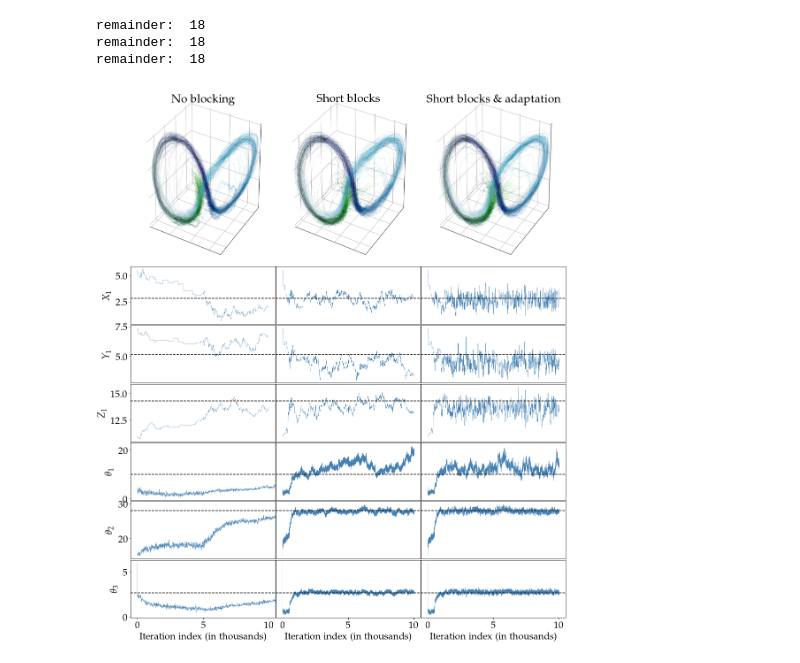
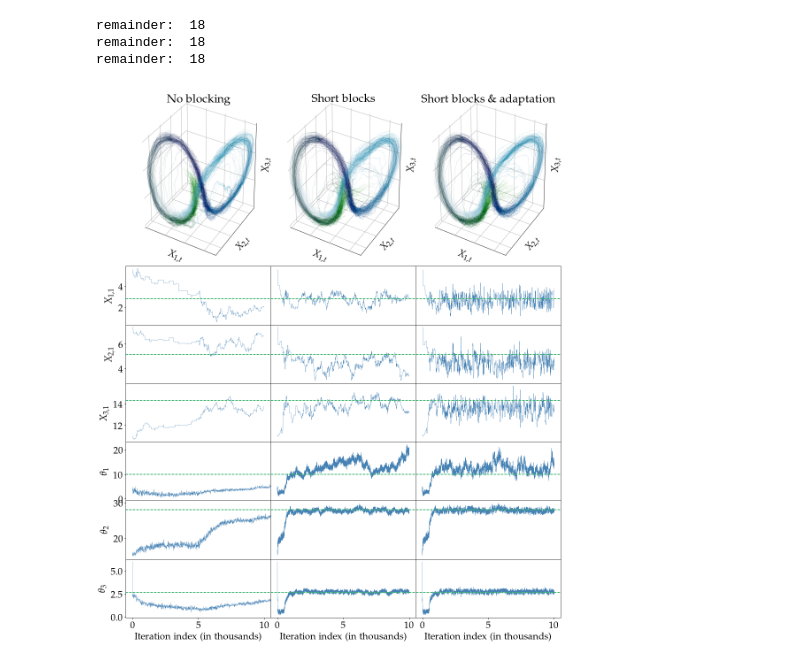
Before and after one commit to mmider/BridgeSDEInference.jl, a Jupyter notebook: scripts/papers/continuous_discrete_smoothing_of_diffusions/lorenz_plots.ipynb, the cells around one changed output. Saved outputs shown, nothing was run; the diff lists cells and outputs as text; code cells hidden in the pictures.

Commit message:
plots updated

```diff
--- a/scripts/papers/continuous_discrete_smoothing_of_diffusions/lorenz_plots.ipynb
+++ b/scripts/papers/continuous_discrete_smoothing_of_diffusions/lorenz_plots.ipynb
@@ -29,8 +29,9 @@ TRUE_VAL_AT_ONE_AND_HALF = [2.6407, -2.38585, 25.9631]
 TRUE_PARAM = [10.0, 28.0, 8.0/3.0, 3.0]
 # %%
 def plot_results(filenames, i_range_from, i_range_to, savename=None, titles=["Short blocks", "Long blocks", "No blocking"],
-                 mid_pt_idx=3, true_vals=TRUE_VAL_AT_ONE_AND_HALF, labels=[r"$X_{1.5}$", r"$Y_{1.5}$", r"$Z_{1.5}$"]):
+                 mid_pt_idx=3, true_vals=TRUE_VAL_AT_ONE_AND_HALF, labels=[r"$X_{1,1.5}$", r"$X_{2,1.5}$", r"$X_{3,1.5}$"], suptitle=""):
     fig = plt.figure(figsize=(15,18))
+    fig.suptitle(suptitle)
     gs = gridspec.GridSpec(9, 18)
     ax = set_up_axes(fig, gs)
     for i in range(3):
@@ -48,7 +49,15 @@ def plot_results(filenames, i_range_from, i_range_to, savename=None, titles=["Sh
     ax[0][6].set_xlabel("Iteration index (in thousands)")
     ax[1][6].set_xlabel("Iteration index (in thousands)")
     ax[2][6].set_xlabel("Iteration index (in thousands)")
-    fig.subplots_adjust(left = 0.08, right = 0.99, bottom = 0.05, top = 0.97, wspace = 0.02, hspace = 0.02)
+    for i in range(3):
+        ax[i][0].set_xlabel(r"$X_{1,t}$")
+        ax[i][0].set_ylabel(r"$X_{2,t}$")
+        ax[i][0].set_zlabel(r"$X_{3,t}$")
+        ax[i][0].xaxis.labelpad=2
+        ax[i][0].yaxis.labelpad=2
+        ax[i][0].zaxis.labelpad=2
+
+    fig.subplots_adjust(left = 0.08, right = 0.99, bottom = 0.05, top = 0.97, wspace = 0.0, hspace = 0.0)
     if savename is not None:
         plt.savefig(savename, dpi=100)
     plt.show()
@@ -86,7 +95,7 @@ def plot_results_of_a_run(ax, filename, i_range_from, i_range_to, keep_y_labels=
         ax[1+i].plot(xx, color="steelblue", linewidth=0.5)
         xlims = ax[1+i].get_xlim()
         ax[1+i].plot(xlims, [true_vals[i], true_vals[i]],
-                linestyle="dashed", color="black")
+                linestyle="dashed", color="mediumseagreen", linewidth=2.0)
         ax[1+i].set_xlim(xlims)
         ax[1+i].tick_params(axis='x', which='both', bottom=False, top=False, labelbottom=False)
         if not keep_y_labels:
@@ -98,7 +107,7 @@ def plot_results_of_a_run(ax, filename, i_range_from, i_range_to, keep_y_labels=
         ax[4+i].plot(xx, color="steelblue", linewidth=0.5)
         xlims = ax[4+i].get_xlim()
         ax[4+i].plot(xlims, [TRUE_PARAM[i], TRUE_PARAM[i]],
-                     linestyle="dashed", color="black")
+                     linestyle="dashed", color="mediumseagreen", linewidth=2.0)
         ax[4+i].set_xlim(xlims)
         if i != 2:
             ax[4+i].tick_params(axis='x', which='both', bottom=False, top=False, labelbottom=False)
@@ -259,20 +268,20 @@ remainder:  0
 # %%
 FILENAMES2 = [["few_obs_long_blocks_marginals.csv",
                "few_obs_long_blocks_paths.csv",
                "few_obs_long_blocks_chain.csv"],
               ["few_obs_many_blocks_marginals.csv",
                "few_obs_many_blocks_paths.csv",
                "few_obs_many_blocks_chain.csv"],
               ["few_obs_many_blocks_and_adpt_marginals.csv",
                "few_obs_many_blocks_and_adpt_paths.csv",
                "few_obs_many_blocks_and_adpt_chain.csv"]
               ]
 
 plot_results(FILENAMES2, 0, 10001, savename=os.path.join(OUT_DIR, "lorenz_system_sparse_obs_results.png"),
              titles=["No blocking", "Short blocks", "Short blocks \& adaptation"], mid_pt_idx=2,
-             true_vals=TRUE_VAL_AT_ONE, labels=[r"$X_{1}$", r"$Y_{1}$", r"$Z_{1}$"])
+             true_vals=TRUE_VAL_AT_ONE, labels=[r"$X_{1,1}$", r"$X_{2,1}$", r"$X_{3,1}$"])
 # %% [output]
 remainder:  18
 remainder:  18
 remainder:  18
-[figure, old version]
+[figure, new version]
```
Also changed, not shown: parts of 7 cells of this notebook.
